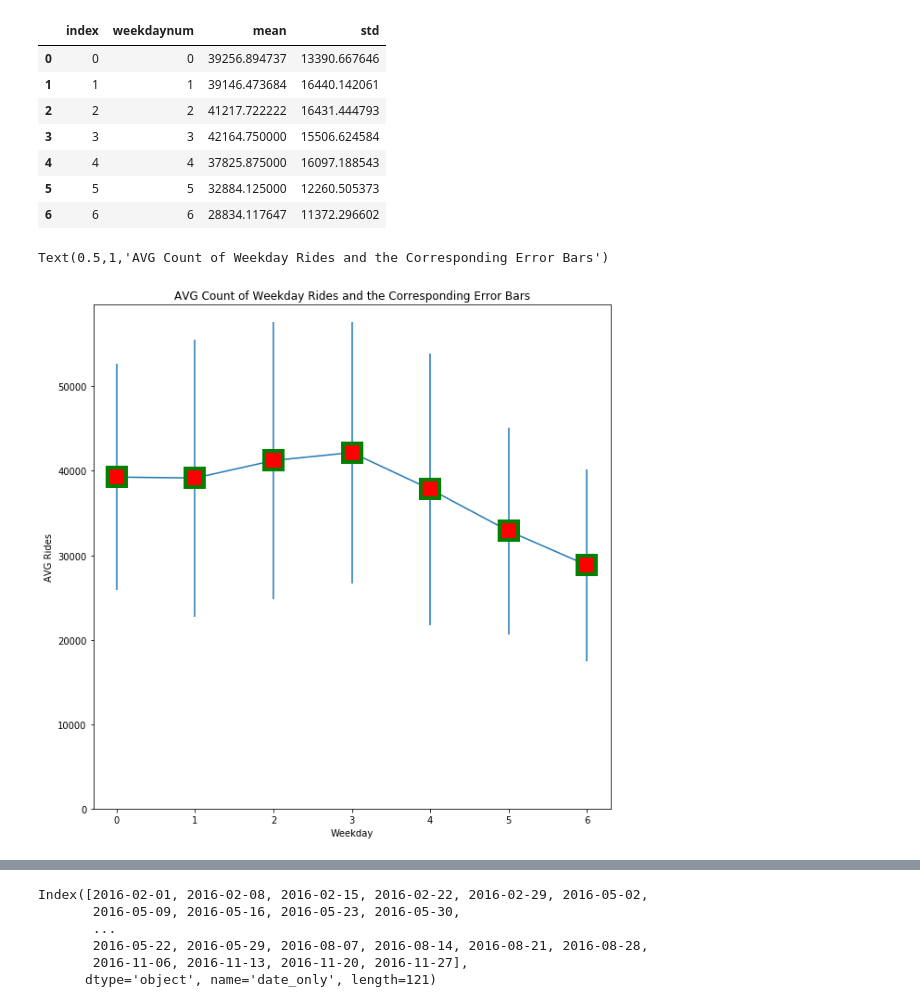
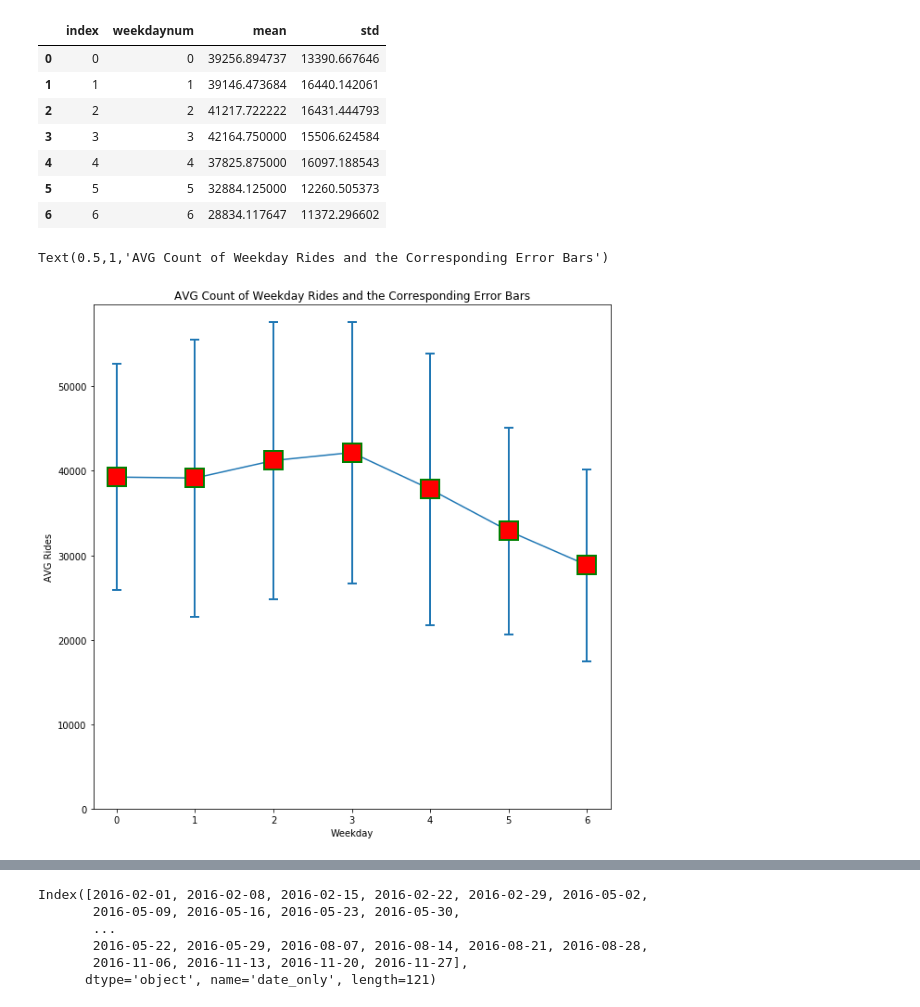
Before and after one commit to meiguan/PUI2018_yg833, a Jupyter notebook: HW8_yg833/Assignment_2_Citibikes_final.ipynb, the cells around one changed output, grey strips where cells are left out. Drawn from its saved outputs; the diff is of its cells as text; code cells hidden in the pictures.

```diff
--- a/HW8_yg833/Assignment_2_Citibikes_final.ipynb
+++ b/HW8_yg833/Assignment_2_Citibikes_final.ipynb
@@ -314,12 +323,12 @@ errorgraph
 # %%
 plt.figure(figsize=(10,10))
 plt.errorbar(errorgraph['weekdaynum'], errorgraph['mean'], errorgraph['std'], marker='s', mfc='red',
-        mec='green', ms=20, mew=4)
+        mec='green', ms=20, capsize=5, elinewidth=2, markeredgewidth=2)
 plt.ylim(0)
 plt.xlabel('Weekday')
 plt.ylabel('AVG Rides')
 plt.title('AVG Count of Weekday Rides and the Corresponding Error Bars')
 #plt.legend(['Monday', 'Tuesday', 'Wednesday', 'Thursday', 'Friday', 'Saturday', 'Sunday'])
 # %% [output]
 Text(0.5,1,'AVG Count of Weekday Rides and the Corresponding Error Bars')
-[figure, old version]
+[figure, new version]
```
Also changed, not shown: parts of 22 cells of this notebook, 1 other file.
